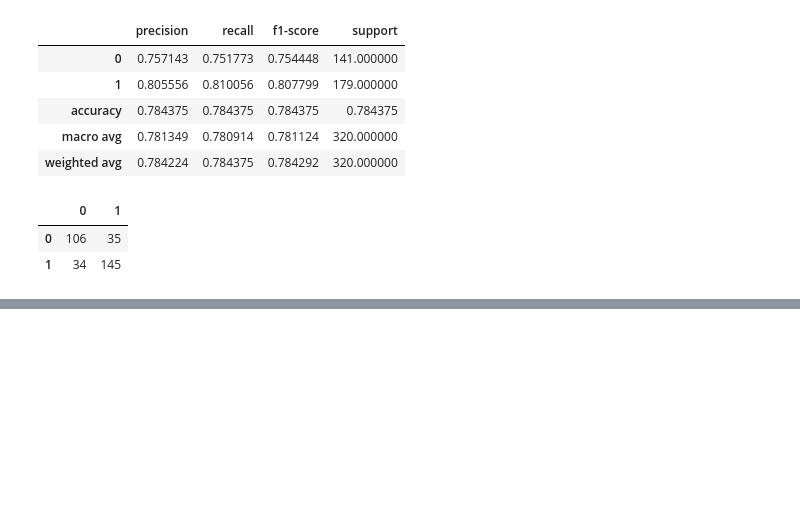
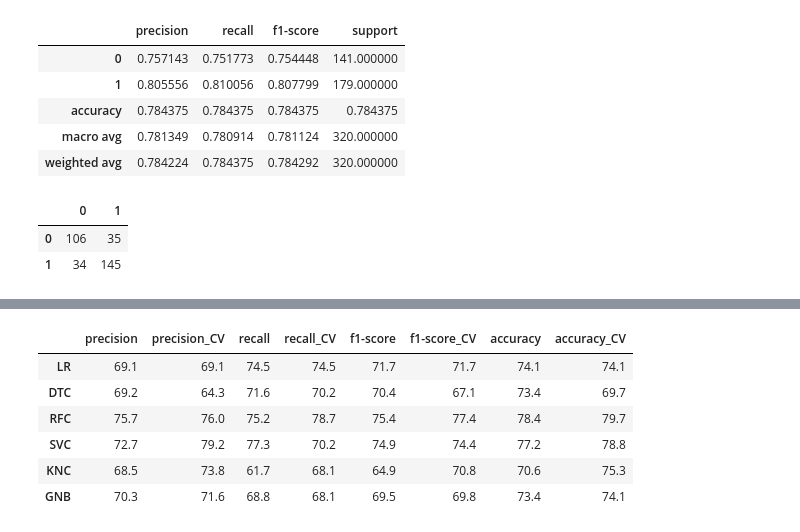
Before and after one commit to GustavoGil13/classifiers-red-wine-quality, a Jupyter notebook: classifiers.ipynb, the cells around one changed output, grey strips where cells are left out. Saved outputs shown, nothing was run; the diff lists cells and outputs as text; code cells hidden in the pictures; blank space fills up the shorter version.

Commit message:
results for cv = 5

```diff
--- a/classifiers.ipynb
+++ b/classifiers.ipynb
@@ -472,0 +766,10 @@ cm
+# %%
+gnb = GaussianNB(var_smoothing = gscv.best_params_["var_smoothing"])
+gnb.fit(X_train, y_train)
+y_pred = gnb.predict(X_test)
+# %%
+report = classification_report(y_test, y_pred, output_dict=True)
+df_report = pd.DataFrame(report).transpose()
+if save:
+    df_report.to_csv(f"tables/gnc_report_cv_{cv}.csv")
+df_report
@@ -472,0 +792,2 @@ cm
+# %%
+models_best_results.append(list(df_report.iloc[0, :-1].values) + [accuracy_score(y_test, y_pred)])
@@ -472,0 +835,17 @@ cm
+# %%
+results_comparison = [[result[0], best_result[0], result[1], best_result[1], result[2], best_result[2], result[3], best_result[3]] for result, best_result in zip(models_results, models_best_results)]
+# %%
+df_results_comparison = pd.DataFrame(results_comparison, columns = ["precision", "precision_CV", "recall", "recall_CV", "f1-score", "f1-score_CV", "accuracy", "accuracy_CV"], index = ["LR", "DTC", "RFC", "SVC", "KNC", "GNB"])
+df_results_comparison = df_results_comparison.round(3)
+df_results_comparison = df_results_comparison * 100
+if save:
+  df_results_comparison.to_csv(f"tables/results_comparison.csv")
+df_results_comparison
+# %% [output]
+|  | precision | precision_CV | recall | recall_CV | f1-score | f1-score_CV | accuracy | accuracy_CV |
+| LR | 69.1 | 69.1 | 74.5 | 74.5 | 71.7 | 71.7 | 74.1 | 74.1 |
+| DTC | 69.2 | 64.3 | 71.6 | 70.2 | 70.4 | 67.1 | 73.4 | 69.7 |
+| RFC | 75.7 | 76.0 | 75.2 | 78.7 | 75.4 | 77.4 | 78.4 | 79.7 |
+| SVC | 72.7 | 79.2 | 77.3 | 70.2 | 74.9 | 74.4 | 77.2 | 78.8 |
+| KNC | 68.5 | 73.8 | 61.7 | 68.1 | 64.9 | 70.8 | 70.6 | 75.3 |
+| GNB | 70.3 | 71.6 | 68.8 | 68.1 | 69.5 | 69.8 | 73.4 | 74.1 |
```
Also changed, not shown: parts of 64 cells of this notebook.
